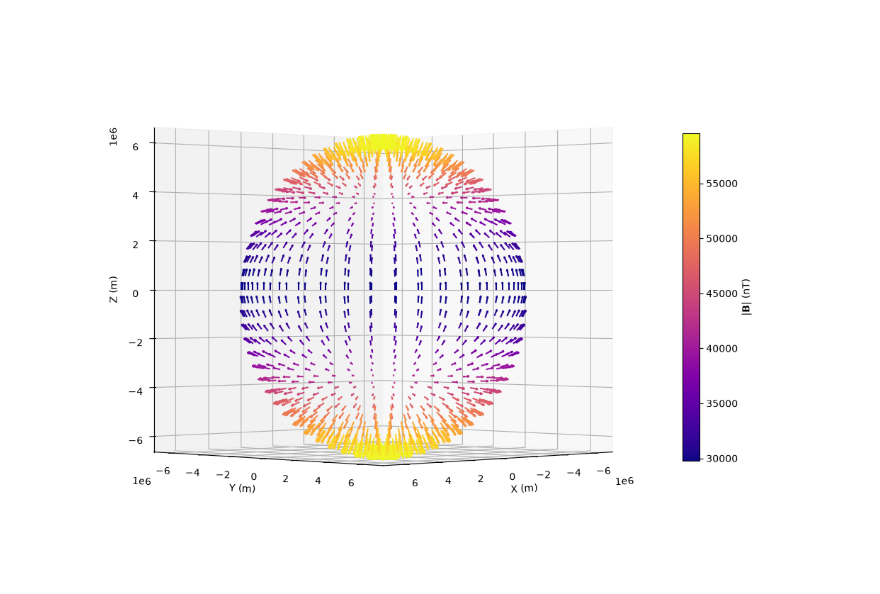
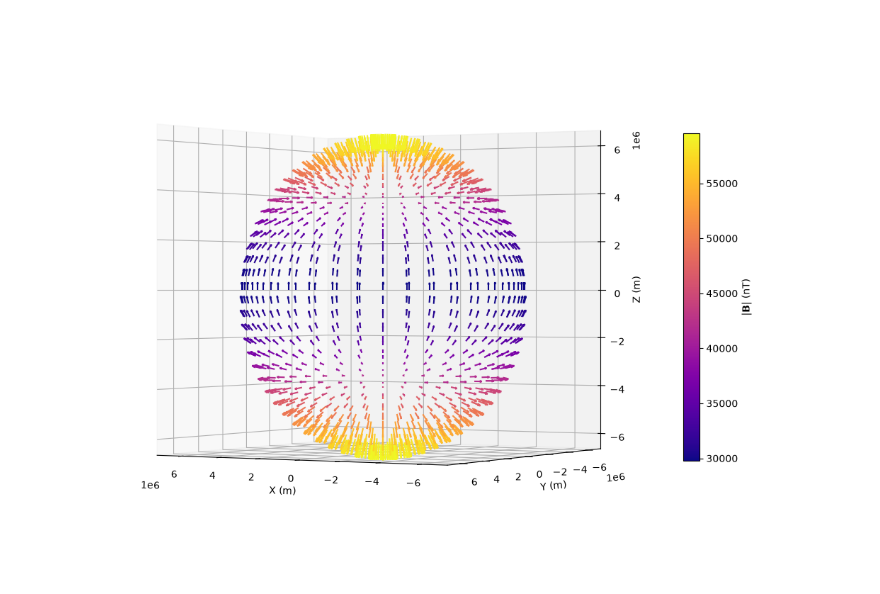
Before and after one commit to LeyuanWu/Intro_Geophy, a Jupyter notebook: Dipole/dipole_sph.ipynb, the cells around one changed output. Cells and saved outputs as stored; diff of their text form; code cells hidden in the pictures.

```diff
--- a/Dipole/dipole_sph.ipynb
+++ b/Dipole/dipole_sph.ipynb
@@ -30,29 +31,29 @@ obs_bx, obs_by, obs_bz = dipole_field(obs_xyz, dipM, np.array([0, 0, 0]))
 # %%
 # # ! <Matplotlib> 3D vector plot
 mag_B = np.sqrt(obs_bx**2 + obs_by**2 + obs_bz**2)
 norm = plt.Normalize(vmin=mag_B.min(), vmax=mag_B.max())
 cmap = cm.plasma  # Pick any colormap (e.g., viridis, plasma, coolwarm)
 arrow_colors = cmap(norm(mag_B))
 q_colors = np.concatenate([arrow_colors, arrow_colors, arrow_colors])
 
 fig = plt.figure(figsize=(10, 8))
 ax = fig.add_subplot(111, projection='3d')
 quiver = ax.quiver(obs_x, obs_y, obs_z, obs_bx, obs_by, obs_bz,
                    length=10, colors=q_colors)
 mappable = cm.ScalarMappable(norm=norm, cmap=cmap)
 fig.colorbar(mappable, ax=ax, label=r'$\vert\mathbf{B}\vert$ (nT)',
              shrink=0.6)
 
 ax.set_xlabel('X (m)')
 ax.set_ylabel('Y (m)')
 ax.set_zlabel('Z (m)')
 ax.set_box_aspect([1, 1, 1])
-ax.view_init(elev=0, azim=45)
+ax.view_init(elev=0, azim=120)
 
 plt.tight_layout()
 plt.show()
 # %% [output]
-[figure, old version]
+[figure, new version]
 # %%
 # # ! <Pyvista> 3D vector plot
 mesh_obs = pv.PolyData(obs_xyz)
```
Also changed, not shown: parts of 2 cells of this notebook.
